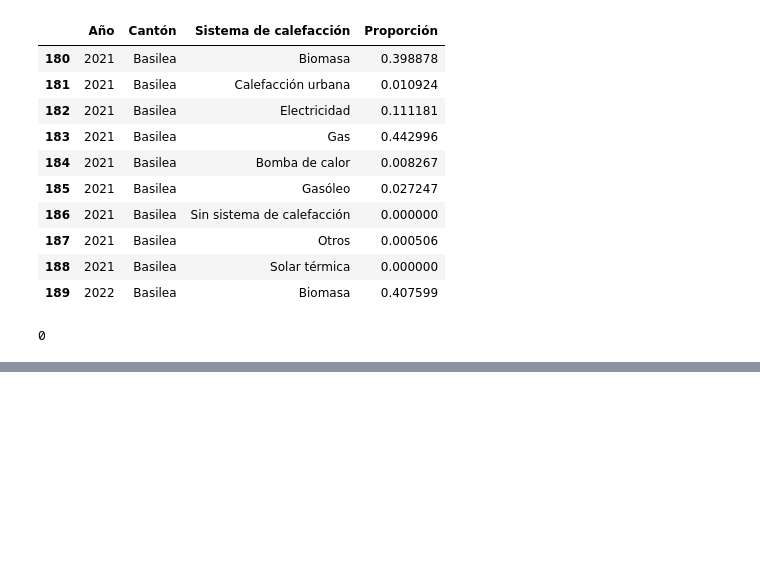
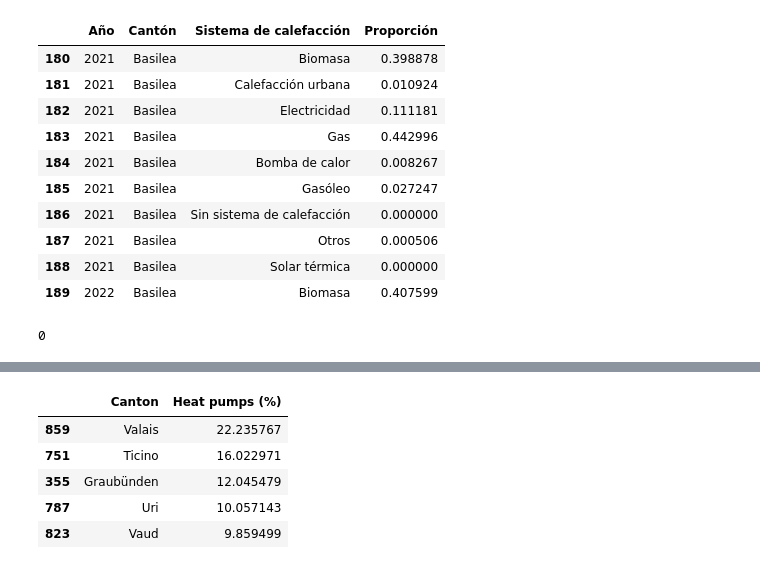
Before and after one commit to franchi2412/visualizaciones-practica, a Jupyter notebook: practica.ipynb, the cells around one changed output, grey strips where cells are left out. Cells and saved outputs as stored; diff of their text form; code cells hidden in the pictures; blank space fills up the shorter version.

```diff
--- a/practica.ipynb
+++ b/practica.ipynb
@@ -1123,0 +1297,80 @@ df_flourish["Sistema de calefacción"].isna().sum()
+# %%
+# ==============================
+# 1) Cargar datos tidy
+# ==============================
+IN_PATH = (
+    "data/heating_systems/processed/"
+    "heating_systems_by_canton_year_tidy_cantons_only.csv"
+)
+df = pd.read_csv(IN_PATH)
+
+# ==============================
+# 2) Mapear nombres de cantón
+# ==============================
+CANTON_NAME_MAP = {
+    "ZH": "Zurich",
+    "BE": "Bern",
+    "LU": "Lucerne",
+    "UR": "Uri",
+    "SZ": "Schwyz",
+    "OW": "Obwalden",
+    "NW": "Nidwalden",
+    "GL": "Glarus",
+    "ZG": "Zug",
+    "FR": "Fribourg",
+    "SO": "Solothurn",
+    "BS": "Basel",
+    "BL": "Basel-Landschaft",
+    "SH": "Schaffhausen",
+    "AR": "Appenzell Ausserrhoden",
+    "AI": "Appenzell Innerrhoden",
+    "SG": "St. Gallen",
+    "GR": "Graubünden",
+    "AG": "Aargau",
+    "TG": "Thurgau",
+    "TI": "Ticino",
+    "VD": "Vaud",
+    "VS": "Valais",
+    "NE": "Neuchâtel",
+    "GE": "Geneva",
+    "JU": "Jura",
+    "CH": "Switzerland",
+    "8100": "Switzerland",
+    8100: "Switzerland"
+}
+
+df["Canton"] = df["canton"].map(CANTON_NAME_MAP)
+
+# ==============================
+# 3) Filtrar 2024 + bombas de calor
+# ==============================
+df_2024_hp = df[
+    (df["year"] == 2024) &
+    (df["heating_system"] == "Heat pump")
+].copy()
+
+# ==============================
+# 4) Pasar a porcentaje
+# ==============================
+df_2024_hp["Heat pumps (%)"] = df_2024_hp["share"] * 100
+
+# ==============================
+# 5) Seleccionar columnas finales
+# ==============================
+map_df = df_2024_hp[[
+    "Canton",
+    "Heat pumps (%)"
+]].dropna().sort_values("Heat pumps (%)", ascending=False)
+
+# ==============================
+# 6) Exportar CSV para Flourish
+# ==============================
+OUT_PATH = (
+    "data/heating_systems/processed/"
+    "heat_pumps_share_2024_by_canton_map_ready.csv"
+)
+map_df.to_csv(OUT_PATH, index=False)
+print(OUT_PATH)
+
+map_df.head()
+# %% [output]
@@ -1123,0 +1379,6 @@ df_flourish["Sistema de calefacción"].isna().sum()
+|  | Canton | Heat pumps (%) |
+| 859 | Valais | 22.235767 |
+| 751 | Ticino | 16.022971 |
+| 355 | Graubünden | 12.045479 |
+| 787 | Uri | 10.057143 |
+| 823 | Vaud | 9.859499 |
```
Also changed, not shown: parts of 9 cells of this notebook, 15 other files.
